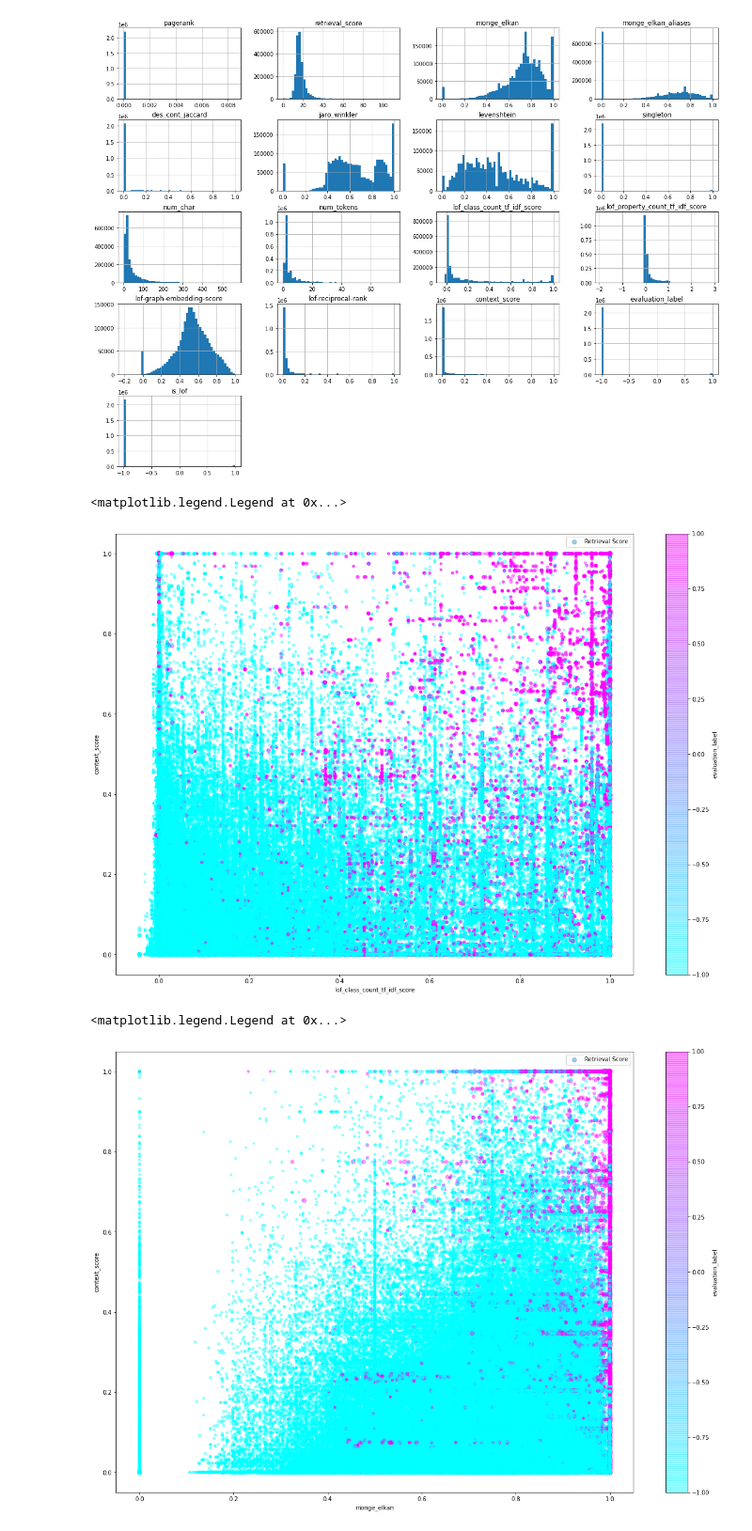
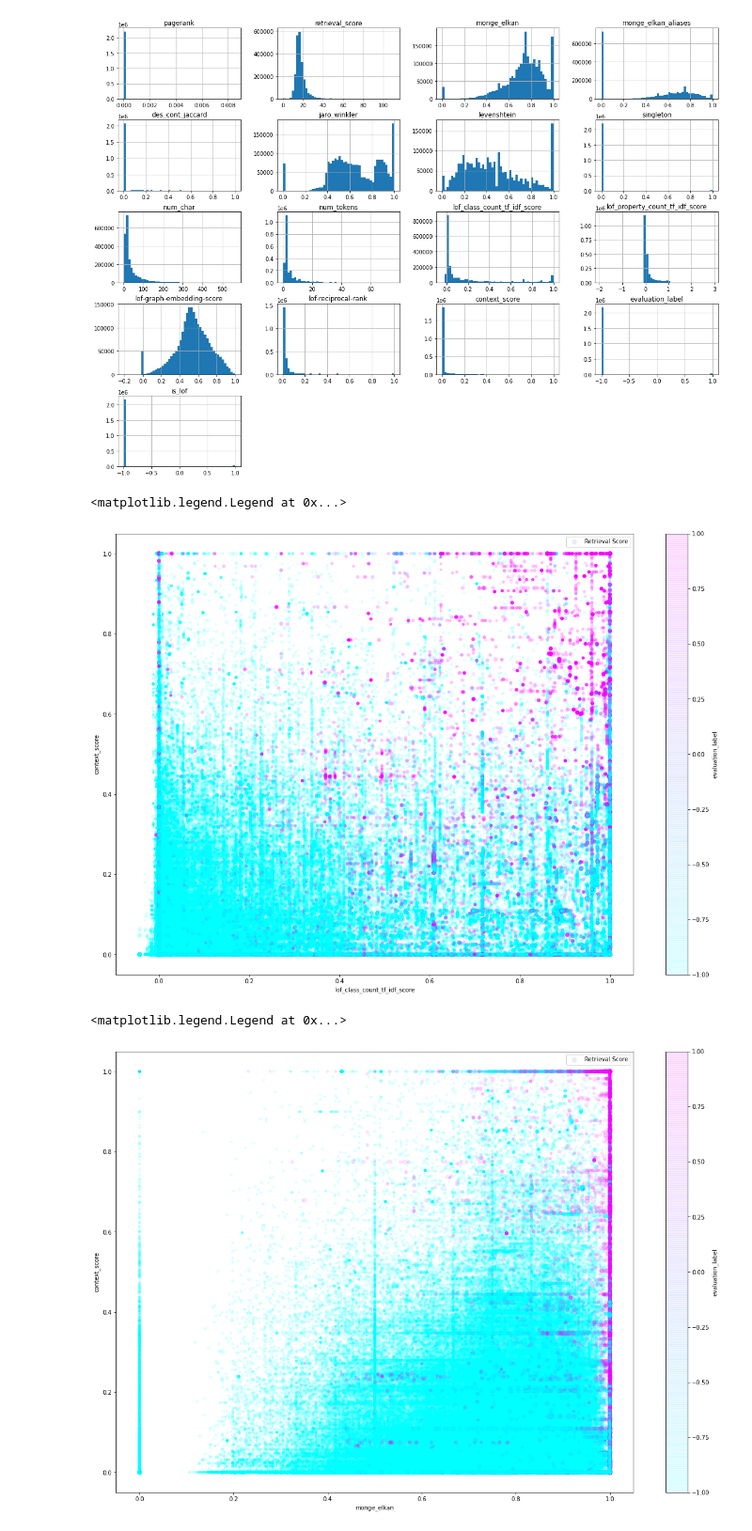
Before and after one commit to nicklein/table-linker-pipelines, a Jupyter notebook: explore_training_data/Training-Data-Stats.ipynb, the cells around one changed output. Shown at 94% size. Saved outputs shown, nothing was run; the diff lists cells and outputs as text; code cells hidden in the pictures.

Commit message:
alpha=0.1

```diff
--- a/explore_training_data/Training-Data-Stats.ipynb
+++ b/explore_training_data/Training-Data-Stats.ipynb
@@ -99,21 +99,21 @@ plt.show()
 # %% [output]
 [figure]
 # %%
-train_df.plot(kind="scatter", x="lof_class_count_tf_idf_score", y="context_score", alpha=0.4,
+train_df.plot(kind="scatter", x="lof_class_count_tf_idf_score", y="context_score", alpha=0.1,
     s=train_df['retrieval_score'], label="Retrieval Score", figsize=(20,14),
     c="evaluation_label", cmap=plt.get_cmap("cool"), colorbar=True,
     sharex=False)
 plt.legend()
 # %% [output]
 <matplotlib.legend.Legend at 0x...>
-[figure, old version]
+[figure, new version]
 # %%
-train_df.plot(kind="scatter", x="monge_elkan", y="context_score", alpha=0.4,
+train_df.plot(kind="scatter", x="monge_elkan", y="context_score", alpha=0.1,
     s=train_df['retrieval_score'], label="Retrieval Score", figsize=(20,14),
     c="evaluation_label", cmap=plt.get_cmap("cool"), colorbar=True,
     sharex=False)
 plt.legend()
 # %% [output]
 <matplotlib.legend.Legend at 0x...>
-[figure, old version]
+[figure, new version]
 # %%
```
Also changed, not shown: parts of 3 cells of this notebook.
